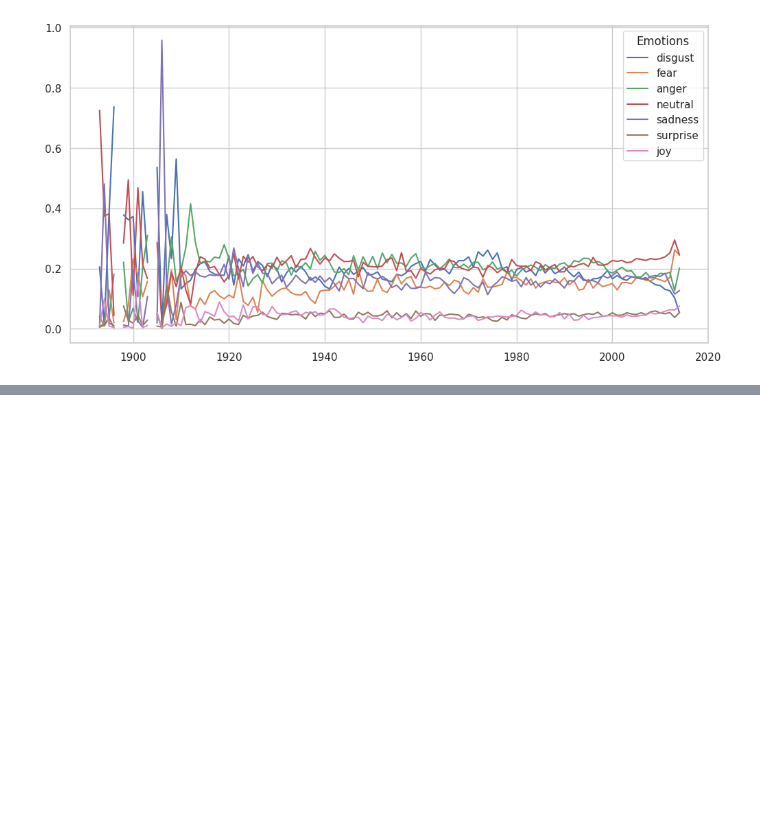
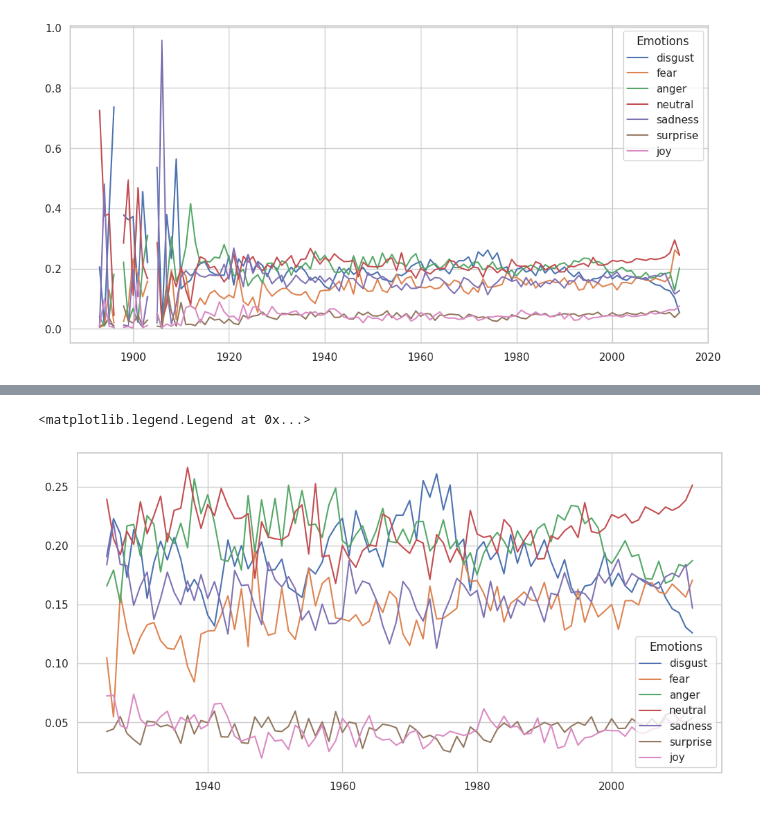
Before and after one commit to epfl-ada/ada-2024-project-phpjj1, a Jupyter notebook: draft_for_meeting.ipynb, the cells around one changed output, grey strips where cells are left out. Saved outputs shown, nothing was run; the diff lists cells and outputs as text; code cells hidden in the pictures; blank space fills up the shorter version.

```diff
--- a/draft_for_meeting.ipynb
+++ b/draft_for_meeting.ipynb
@@ -35,8 +35,8 @@ emotions_df['merge_year'] = emotions_df['merge_year'].astype("Int64")
 # %%
 emotions = ['disgust', 'fear', 'anger', 'neutral', 'sadness', 'surprise', 'joy']
 # %%
-temp = emotions_df.groupby('merge_year').agg({
+emotion_by_time = emotions_df.groupby('merge_year').agg({
     emotion: ['mean'] for emotion in emotions
 })
 # %%
-temp.columns = emotions
+emotion_by_time.columns = emotions
@@ -45,8 +43,8 @@ temp.columns = emotions
 # %%
 plt.figure(figsize=(12, 6))
 
-for column in temp.columns:
-    plt.plot(temp.index, temp[column], label=column)
+for column in emotion_by_time.columns:
+    plt.plot(emotion_by_time.index, emotion_by_time[column], label=column)
 
 plt.legend(title='Emotions', loc='best')
 # %% [output]
@@ -55 +73,13 @@ plt.legend(title='Emotions', loc='best')
+# %%
+emotion_by_time = emotion_by_time[(emotion_by_time.index >= 1925) & (emotion_by_time.index <= 2012)]
+# %%
+plt.figure(figsize=(12, 6))
+
+for column in emotion_by_time.columns:
+    plt.plot(emotion_by_time.index, emotion_by_time[column], label=column)
+
+plt.legend(title='Emotions', loc='best')
+# %% [output]
+<matplotlib.legend.Legend at 0x...>
+[figure, added]
 # %%
```
Also changed, not shown: parts of 5 cells of this notebook.
